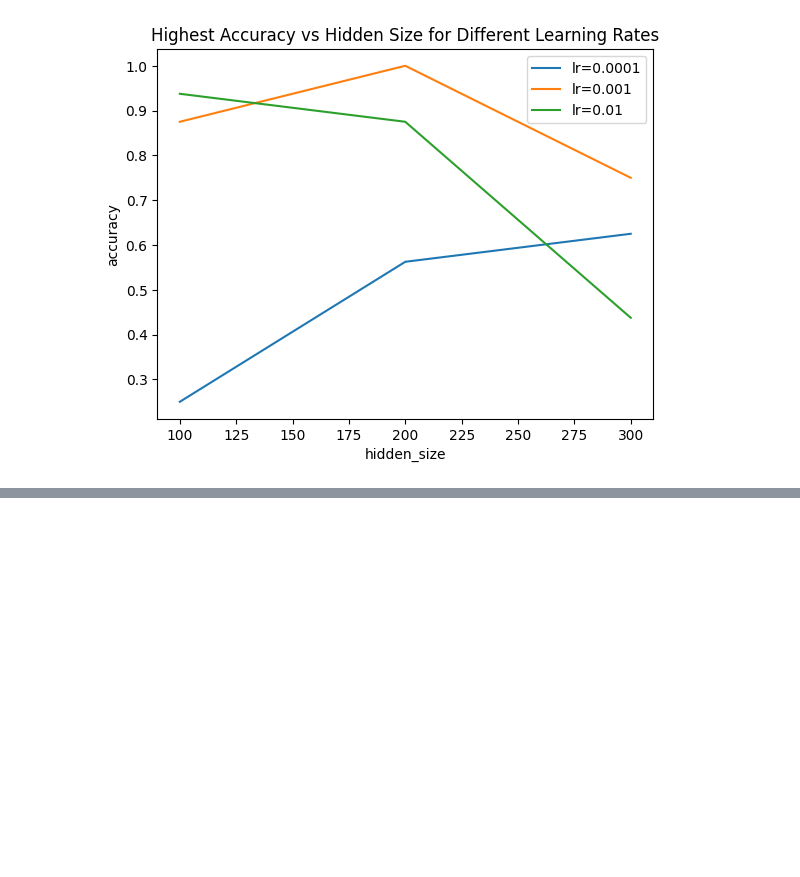
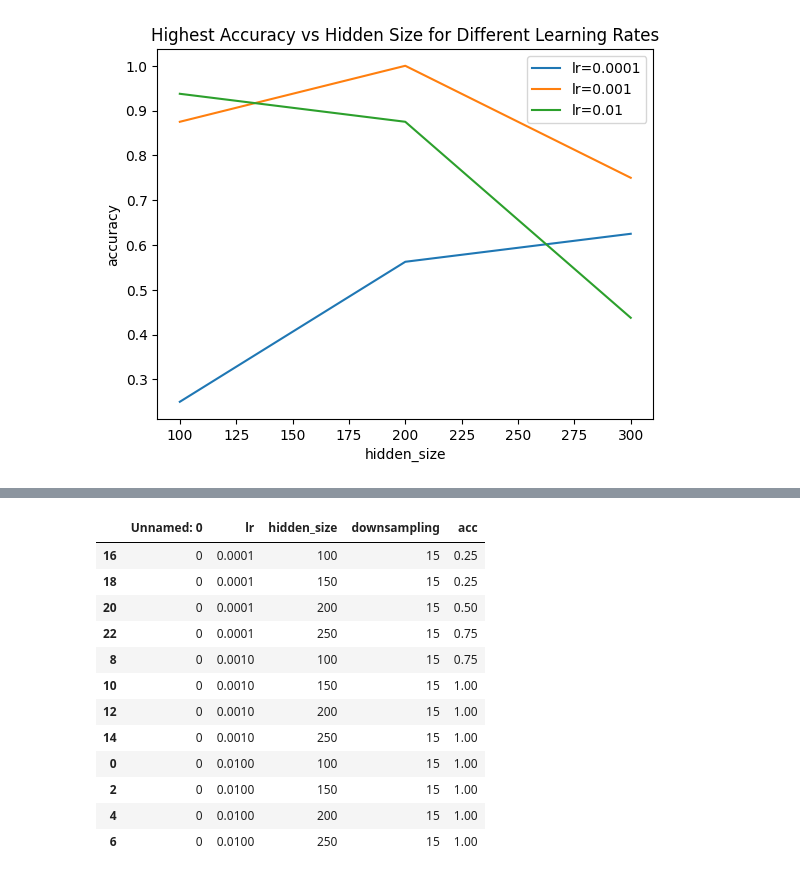
Before and after one commit to WeddiesAPP/PRDL2, a Jupyter notebook: evaluation.ipynb, the cells around one changed output, grey strips where cells are left out. Drawn from its saved outputs; the diff is of its cells as text; code cells hidden in the pictures; blank space fills up the shorter version.

```diff
--- a/evaluation.ipynb
+++ b/evaluation.ipynb
@@ -78,0 +92,16 @@ plt.show()
+# %%
+filtered_intra
+# %% [output]
+|  | Unnamed: 0 | lr | hidden_size | downsampling | acc |
+| 16 | 0 | 0.0001 | 100 | 15 | 0.25 |
+| 18 | 0 | 0.0001 | 150 | 15 | 0.25 |
+| 20 | 0 | 0.0001 | 200 | 15 | 0.50 |
+| 22 | 0 | 0.0001 | 250 | 15 | 0.75 |
+| 8 | 0 | 0.0010 | 100 | 15 | 0.75 |
+| 10 | 0 | 0.0010 | 150 | 15 | 1.00 |
+| 12 | 0 | 0.0010 | 200 | 15 | 1.00 |
+| 14 | 0 | 0.0010 | 250 | 15 | 1.00 |
+| 0 | 0 | 0.0100 | 100 | 15 | 1.00 |
+| 2 | 0 | 0.0100 | 150 | 15 | 1.00 |
+| 4 | 0 | 0.0100 | 200 | 15 | 1.00 |
+| 6 | 0 | 0.0100 | 250 | 15 | 1.00 |
```
Also changed, not shown: parts of 3 cells of this notebook, 3 other files.
